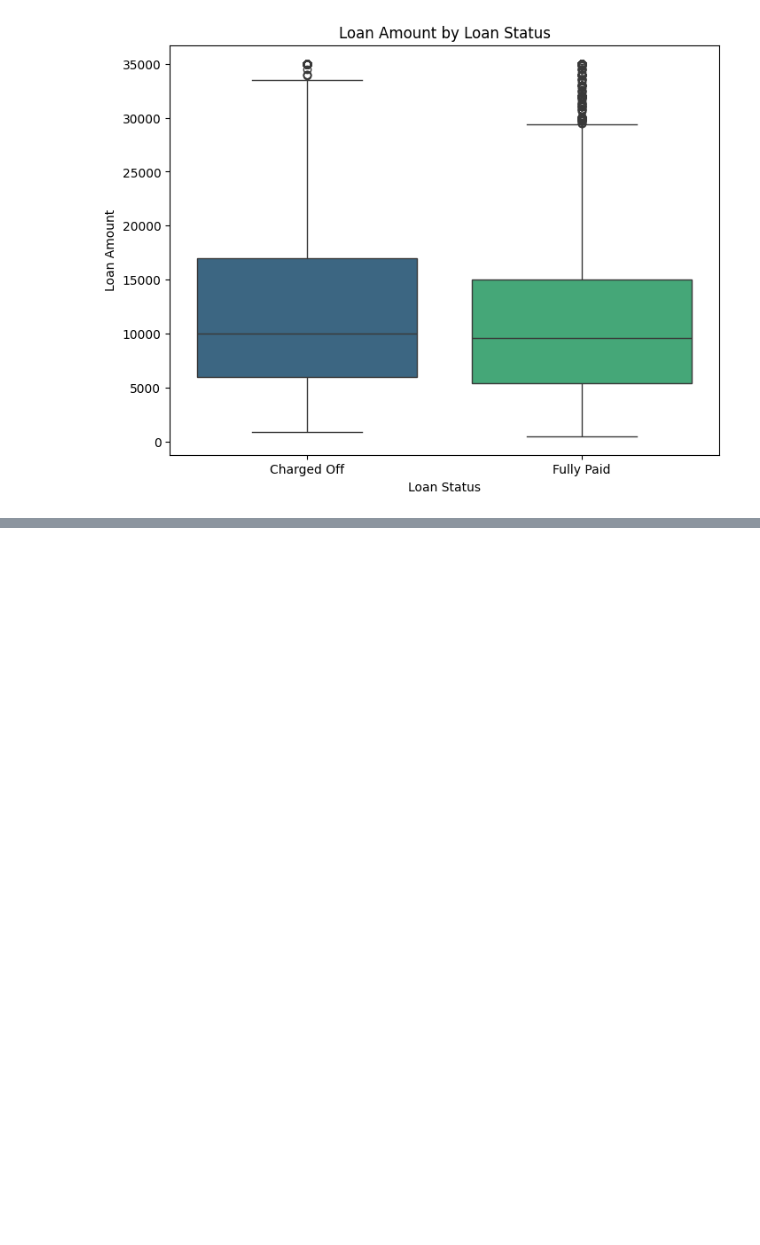
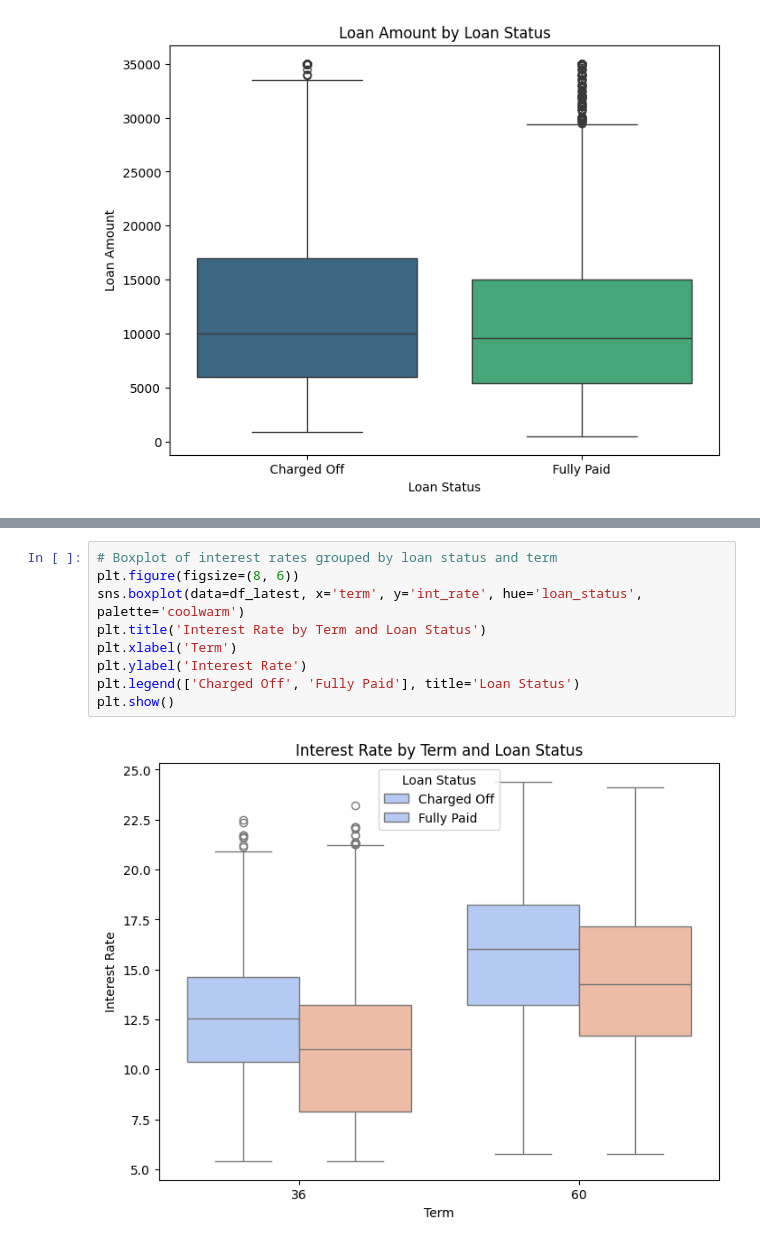
Before and after one commit to muralik31/Lending-Club-Case-Study, a Jupyter notebook: Murali_Krishna_Kondapally.ipynb, the cells around one changed output, grey strips where cells are left out. Drawn from its saved outputs; the diff is of its cells as text; blank space fills up the shorter version.

```diff
--- a/Murali_Krishna_Kondapally.ipynb
+++ b/Murali_Krishna_Kondapally.ipynb
@@ -631,0 +668,11 @@ plt.show()
+# %%
+# Boxplot of interest rates grouped by loan status and term
+plt.figure(figsize=(8, 6))
+sns.boxplot(data=df_latest, x='term', y='int_rate', hue='loan_status', palette='coolwarm')
+plt.title('Interest Rate by Term and Loan Status')
+plt.xlabel('Term')
+plt.ylabel('Interest Rate')
+plt.legend(['Charged Off', 'Fully Paid'], title='Loan Status')
+plt.show()
+# %% [output]
+[figure, added]
```
Also changed, not shown: parts of 21 cells of this notebook.
